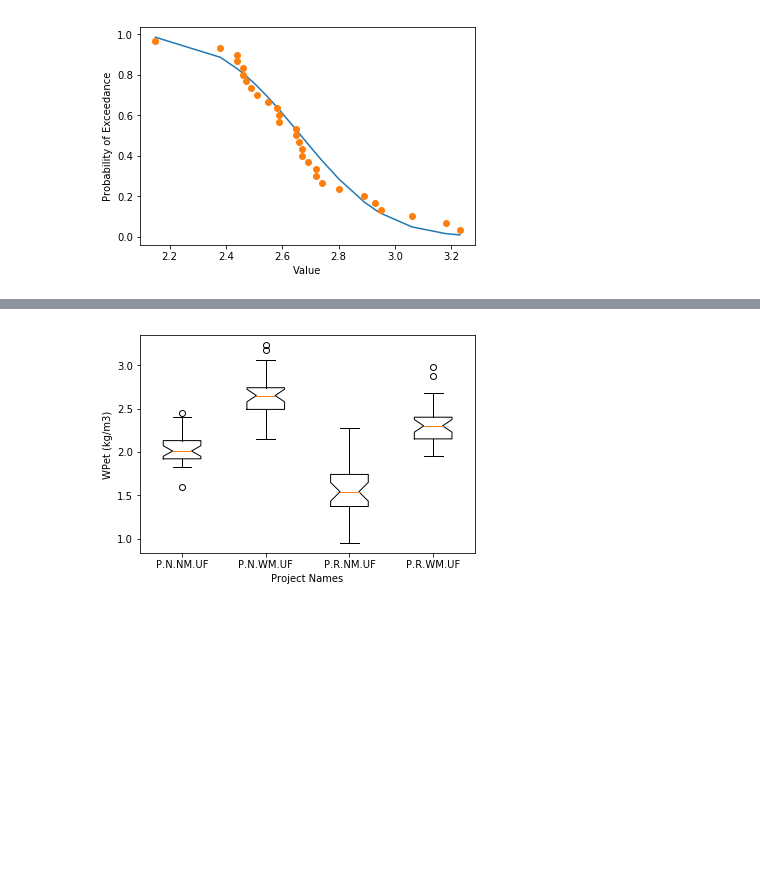
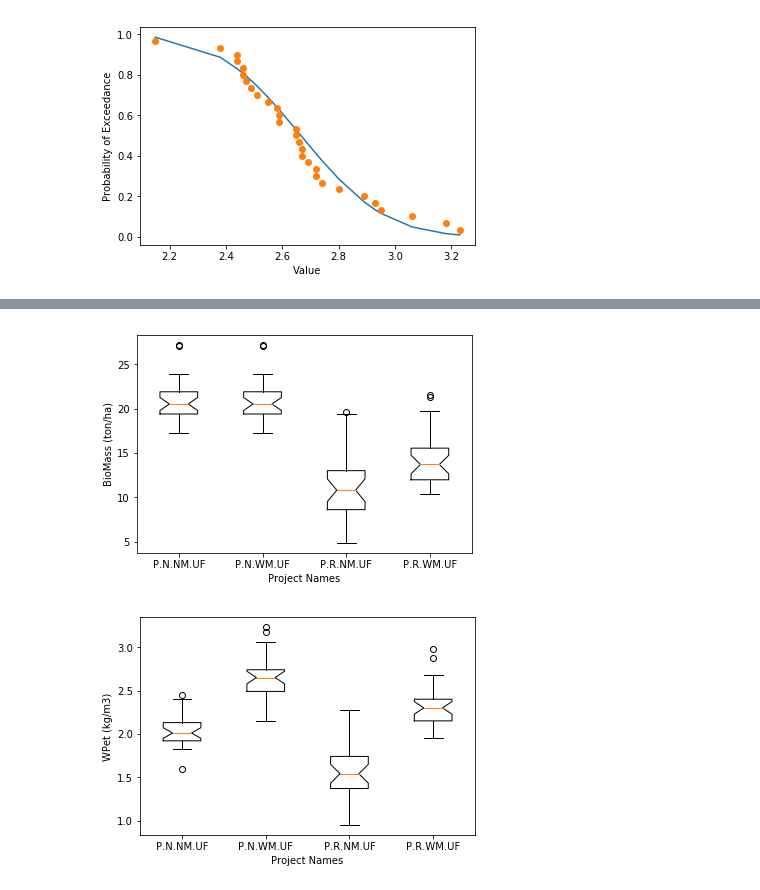
Before and after one commit to caburj/acresults, a Jupyter notebook: examples/example-01.ipynb, the cells around one changed output, grey strips where cells are left out. Saved outputs shown, nothing was run; the diff lists cells and outputs as text; code cells hidden in the pictures; blank space fills up the shorter version.

```diff
--- a/examples/example-01.ipynb
+++ b/examples/example-01.ipynb
@@ -65,3 +65,7 @@ fa.plot_distribution()
+# %%
+ac.boxplot(results=[pnnmuf, pnwmuf, prnmuf, prwmuf], variable="biomass")
+# %% [output]
+[figure, added]
 # %%
 ac.boxplot(results=[pnnmuf, pnwmuf, prnmuf, prwmuf], variable="wpet")
 # %% [output]
```
Also changed, not shown: parts of 8 cells of this notebook, 2 other files.
